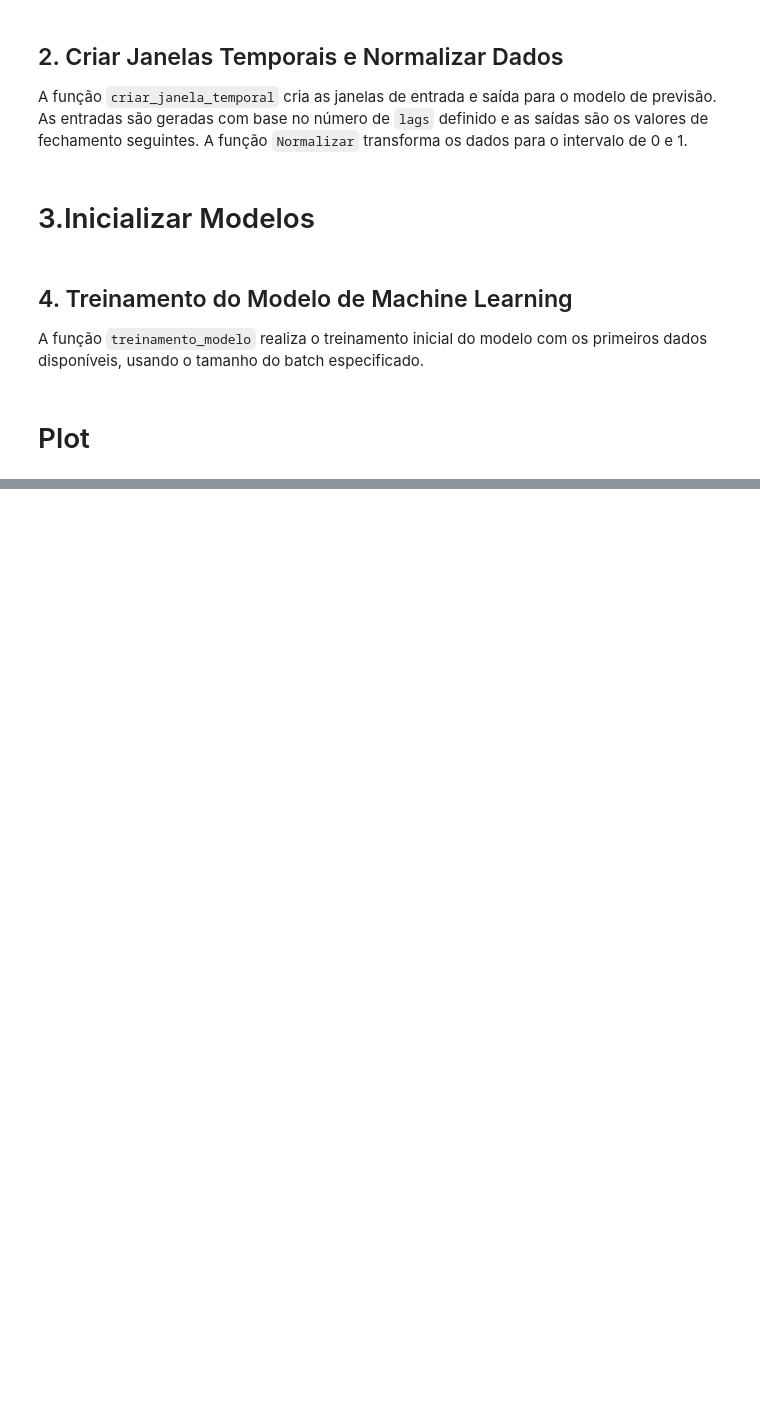
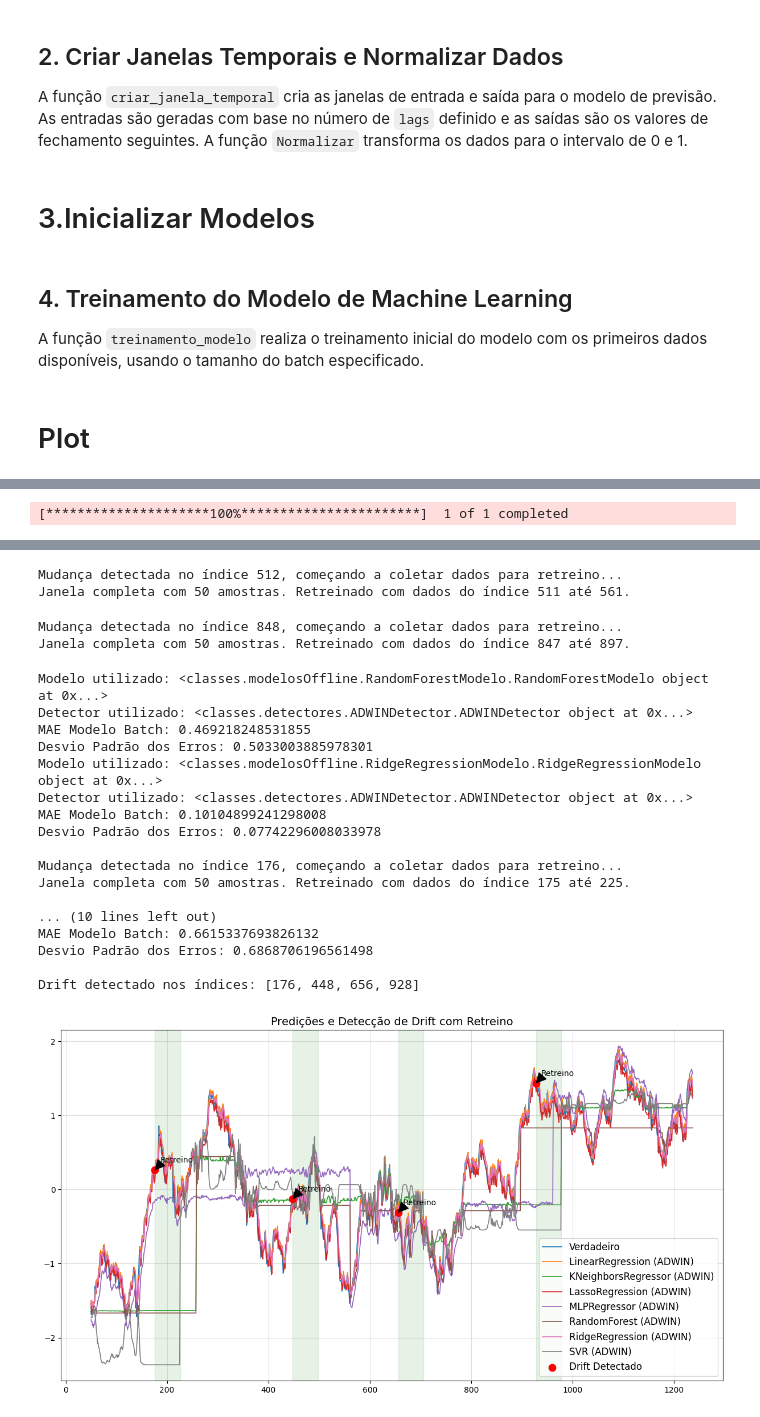
Before and after one commit to gabrielfers/Drift-Detection-PIBIC, a Jupyter notebook: active_drift_detectors(refactor).ipynb, the cells around one changed output, grey strips where cells are left out. Saved outputs shown, nothing was run; the diff lists cells and outputs as text; code cells hidden in the pictures; blank space fills up the shorter version.

```diff
--- a/active_drift_detectors(refactor).ipynb
+++ b/active_drift_detectors(refactor).ipynb
@@ -356,0 +514,46 @@ AttributeError: 'LinearRegression' object has no attribute 'learn_one'
+# %%
+tamanho_batch, lags = 50, 5
+
+# Baixando os dados da ação
+serie_temporal = baixar_dados(series[-2])
+
+# normalizando a série temporal
+serie_temporal = normalizar_serie(serie_temporal)
+
+# Gerando janelas temporais
+X, Y = criar_janela_temporal(serie_temporal, lags)
+
+print(LinearRegressionModelo)
+
+# Prequential com detecção de drift (usando classes)
+predicoes_ativa1, deteccoes = prequential_batch(X, Y, tamanho_batch, modelo_classe=LinearRegressionModelo, detector_classe=ADWINDetector)
+predicoes_ativa2, deteccoes = prequential_batch(X, Y, tamanho_batch, modelo_classe=KNeighborsRegressorModelo, detector_classe=ADWINDetector)
+predicoes_ativa3, deteccoes = prequential_batch(X, Y, tamanho_batch, modelo_classe=LassoRegressionModelo, detector_classe=ADWINDetector)
+predicoes_ativa4, deteccoes = prequential_batch(X, Y, tamanho_batch, modelo_classe=MLPRegressorModelo, detector_classe=ADWINDetector)
+predicoes_ativa5, deteccoes = prequential_batch(X, Y, tamanho_batch, modelo_classe=RandomForestModelo, detector_classe=ADWINDetector)
+predicoes_ativa6, deteccoes = prequential_batch(X, Y, tamanho_batch, modelo_classe=RidgeRegressionModelo, detector_classe=ADWINDetector)
+predicoes_ativa7, deteccoes = prequential_batch(X, Y, tamanho_batch, modelo_classe=SVRModelo, detector_classe=ADWINDetector)
+
+
+# Plotando os resultados
+plotar_resultados(Y, [
+                      predicoes_ativa1,
+                      predicoes_ativa2,
+                      predicoes_ativa3,
+                      predicoes_ativa4,
+                      predicoes_ativa5,
+                      predicoes_ativa6,
+                      predicoes_ativa7,
+                      ],
+                  [
+                    "LinearRegression (ADWIN)",
+                    "KNeighborsRegressor (ADWIN)",
+                    "LassoRegression (ADWIN)",
+                    "MLPRegressor (ADWIN)",
+                    "RandomForest (ADWIN)",
+                    "RidgeRegression (ADWIN)",
+                    "SVR (ADWIN)",
+                   ],
+                  deteccoes, tamanho_batch)
+# %% [output]
+[*********************100%***********************]  1 of 1 completed
@@ -356,0 +591,22 @@ AttributeError: 'LinearRegression' object has no attribute 'learn_one'
+Mudança detectada no índice 512, começando a coletar dados para retreino...
+Janela completa com 50 amostras. Retreinado com dados do índice 511 até 561.
+Mudança detectada no índice 848, começando a coletar dados para retreino...
+Janela completa com 50 amostras. Retreinado com dados do índice 847 até 897.
+Modelo utilizado: <classes.modelosOffline.RandomForestModelo.RandomForestModelo object at 0x...>
+Detector utilizado: <classes.detectores.ADWINDetector.ADWINDetector object at 0x...>
+MAE Modelo Batch: 0.469218248531855
+Desvio Padrão dos Erros: 0.5033003885978301
+Modelo utilizado: <classes.modelosOffline.RidgeRegressionModelo.RidgeRegressionModelo object at 0x...>
+Detector utilizado: <classes.detectores.ADWINDetector.ADWINDetector object at 0x...>
+MAE Modelo Batch: 0.10104899241298008
+Desvio Padrão dos Erros: 0.07742296008033978
+
+Mudança detectada no índice 176, começando a coletar dados para retreino...
+Janela completa com 50 amostras. Retreinado com dados do índice 175 até 225.
+
+... (10 lines left out)
+MAE Modelo Batch: 0.6615337693826132
+Desvio Padrão dos Erros: 0.6868706196561498
+
+Drift detectado nos índices: [176, 448, 656, 928]
+[figure, added]
```
Also changed, not shown: parts of 9 cells of this notebook, 7 other files.
